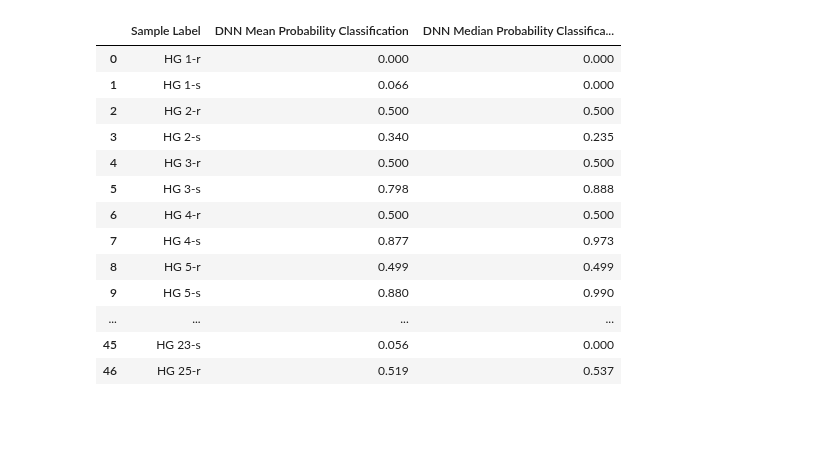
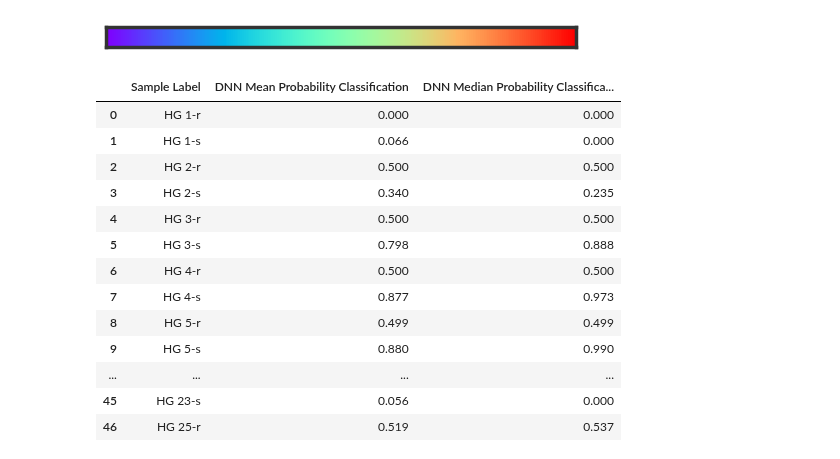
Before and after one commit to zaritskylab/SLGC-tissue-similarity-and-grading, a Jupyter notebook: temp.ipynb, the cells around one changed output. Cells and saved outputs as stored; diff of their text form; code cells hidden in the pictures; blank space fills up the shorter version.

```diff
--- a/temp.ipynb
+++ b/temp.ipynb
@@ -49,3 +164,28 @@ for p_num in [23, 20, 25, 29, 9, 21, 13, 14, 15]:
+# %%
+# Define the colormap
+cmap = plt.cm.rainbow
+
+# Create a gradient for the colormap
+gradient = np.linspace(0, 1, 256).reshape(1, -1)
+
+# Plot the colormap
+plt.figure(figsize=(5, 0.5))
+cmap = plt.imshow(gradient, aspect='auto', cmap=cmap, extent=[0, 1, 0, 1])
+
+
+for spine in plt.gca().spines.values():
+  spine.set_linewidth(2.5)
+  spine.set_color(
+  '0.2'
+  )
+
+plt.gca().yaxis.set_visible(False)  # Hide the y-axis
+plt.gca().xaxis.set_visible(False)  # Hide the x-axis
+plt.tight_layout()
+plt.savefig(f"./figures/colormap.png", dpi=1200, bbox_inches="tight", transparent=True)
+plt.show()
+# %% [output]
+[figure, added]
 # %%
 import sys
 
```
Also changed, not shown: parts of 9 cells of this notebook, 5 other files.
